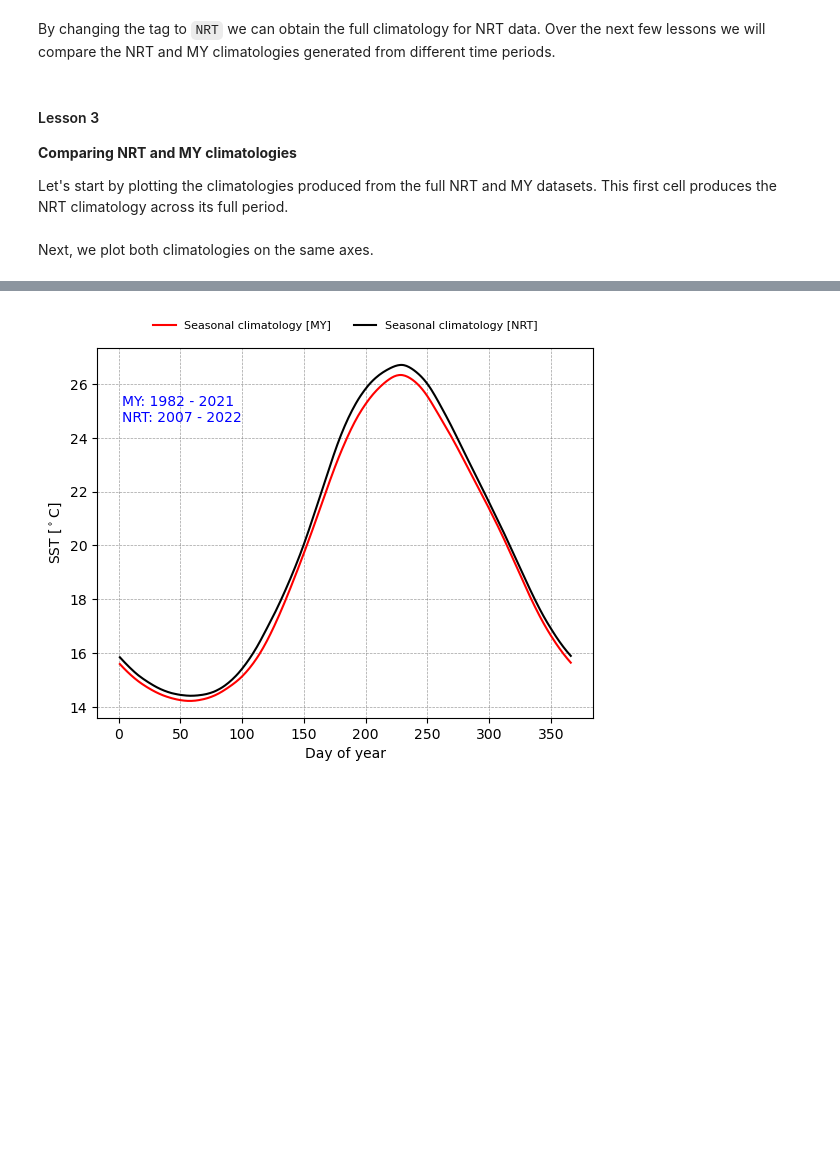
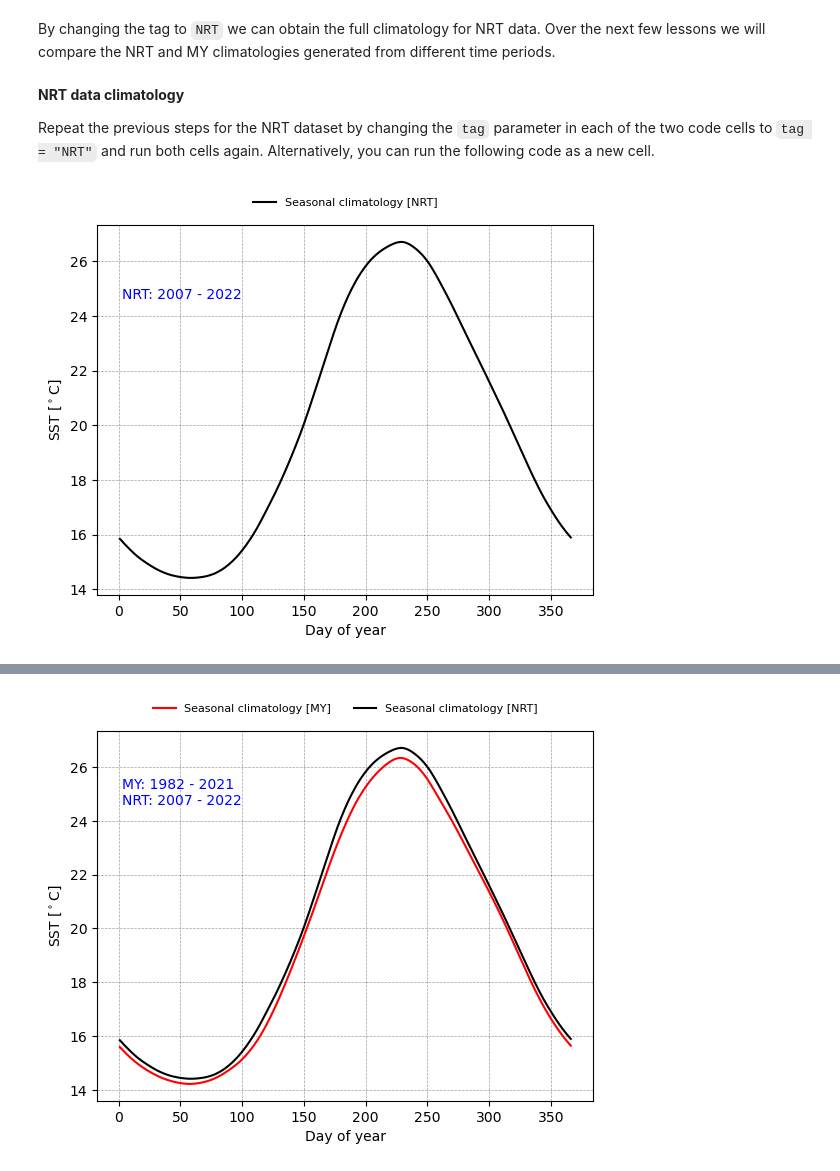
Before and after one commit to GJHSimmons/personal, a Jupyter notebook: MHWCourse.ipynb, the cells around one changed output, grey strips where cells are left out. Drawn from its saved outputs; the diff is of its cells as text; code cells hidden in the pictures; blank space fills up the shorter version.

```diff
--- a/MHWCourse.ipynb
+++ b/MHWCourse.ipynb
@@ -43,3 +56,16 @@ def copernicus_datastore(authentication_url, dataset, credentials_file):
     session.cookies.set("CASTGC", session.cookies.get_dict()['CASTGC'])
     data_store = xr.backends.PydapDataStore(open_url(f'{authentication_url}/thredds/dodsC/{dataset}', session = session))
     return data_store
+# %%
+def copernicus_datastore(authentication_url, dataset, credentials_file):
+    '''
+    This function authenticates the CMEMS Data Store
+    '''
+    # EDIT THE FOLLOWING FIELDS WITH YOUR CREDENTIALS
+    username = "enter username" # change to your CMEMS datastore username, surrounded by quotes
+    password = "enter password" # change to your CMEMS datastore password, surrounded by quotes
+
+    session = setup_session(uri = 'https://cmems-cas.cls.fr/cas/login', username = username,password = password)
+    session.cookies.set("CASTGC", session.cookies.get_dict()['CASTGC'])
+    data_store = xr.backends.PydapDataStore(open_url(f'{authentication_url}/thredds/dodsC/{dataset}', session = session))
+    return data_store
@@ -166,24 +219,37 @@ plt.show()
 [figure]
 # %% [markdown]
 By changing the tag to `NRT` we can obtain the full climatology for NRT data. Over the next few lessons we will compare the NRT and MY climatologies generated from different time periods.
-# %% [markdown]
-#### Lesson 3
-
-**Comparing NRT and MY climatologies**
-
-Let's start by plotting the climatologies produced from the full NRT and MY datasets. This first cell produces the NRT climatology across its full period.
+# %% [markdown]
+**NRT data climatology**
+
+Repeat the previous steps for the NRT dataset by changing the `tag` parameter in each of the two code cells to `tag = "NRT"` and run both cells again. Alternatively, you can run the following code as a new cell.
 # %%
 clim_start_year = start_year
 clim_end_year = end_year
 
 tag = "NRT"
 
 heatwaves[tag]["full"] = {}
 working_dict = heatwaves[tag]["full"]
 
 working_dict["time_series"] = heatwaves[tag]["dataset"]["analysed_sst"].sel(time=slice(f'{clim_start_year}-01-01', f'{clim_end_year}-12-31')) - 273.15
 working_dict["start_year"] = working_dict["time_series"][0].time.dt.year.values
 working_dict["end_year"] = working_dict["time_series"][-1].time.dt.year.values
 working_dict["xmhw_thresh"] = threshold(working_dict["time_series"])
+
+plots = []; labels = []; annot = ""
+
+p, = plt.plot(working_dict["xmhw_thresh"].doy,  working_dict["xmhw_thresh"].seas, c = "k")
+plots.append(p)
+labels.append(f"Seasonal climatology [{tag}]")
+annot += "\n" + f"{tag}: {working_dict['start_year']} - {working_dict['end_year']}"
+
+plt.grid(color='0.25', linestyle='--', linewidth=0.5, alpha=0.5)
+plt.legend(plots, labels,
+            frameon=False, bbox_to_anchor=(0.5, 1.10), loc='upper center', ncol=2, fontsize=8)
+plt.annotate(annot, (0.05, 0.8), xycoords="axes fraction", color='b')
+plt.xlabel(r'Day of year')
+plt.ylabel(r'SST [$^\circ$C]')
+plt.show()
+# %% [output]
+[figure, added]
-# %% [markdown]
-Next, we plot both climatologies on the same axes.
```
Also changed, not shown: parts of 76 cells of this notebook.
